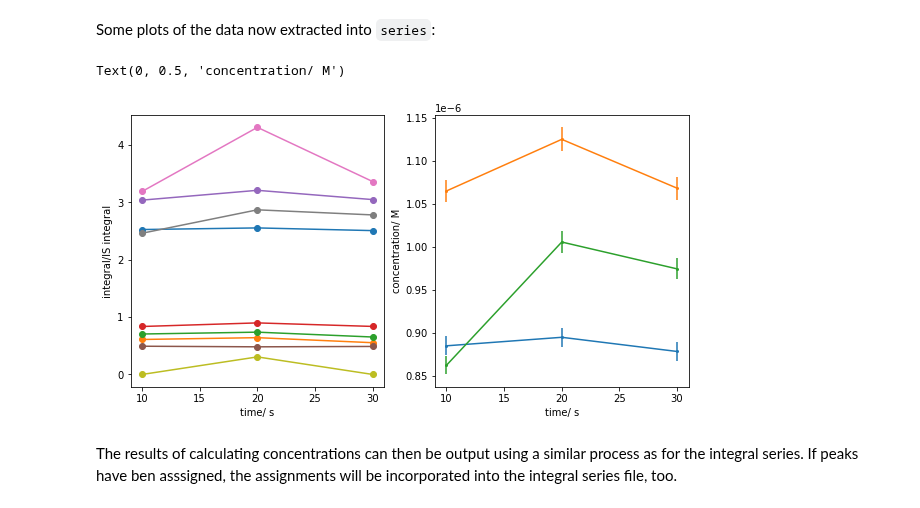
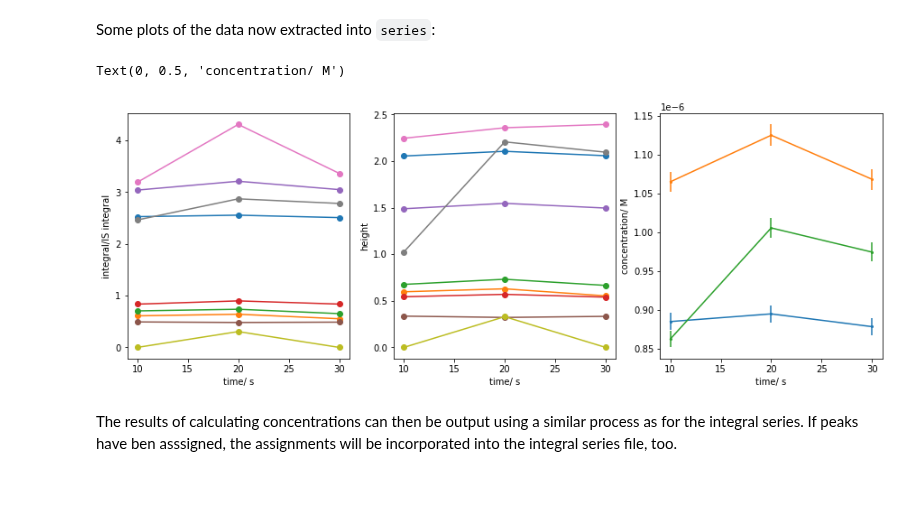
Before and after one commit to Will-Robin/ChromProcess, a Jupyter notebook: ChromProcess_Introduction_2.ipynb, the cells around one changed output. Cells and saved outputs as stored; diff of their text form; code cells hidden in the pictures.

```diff
--- a/ChromProcess_Introduction_2.ipynb
+++ b/ChromProcess_Introduction_2.ipynb
@@ -87,26 +88,30 @@ Some plots of the data now extracted into `series`:
 # %%
 import matplotlib.pyplot as plt
 
-conc_dict, err_dict, integral_dict = series.series_traces_as_dict()
+conc_dict, err_dict, integral_dict, height_dict = series.series_traces_as_dict()
 
-fig, ax = plt.subplots(ncols = 2, figsize = (10,5))
+fig, ax = plt.subplots(ncols = 3, figsize = (15,5))
 
 for i in integral_dict:
     ax[0].plot(series.series_values, integral_dict[i], '-o')
 
+for i in height_dict:
+    ax[1].plot(series.series_values, height_dict[i], '-o')
+
 for c in conc_dict:
-    ax[1].errorbar(series.series_values, conc_dict[c],
+    ax[2].errorbar(series.series_values, conc_dict[c],
                    yerr = err_dict[c], marker = 'o',
                    markersize = 2)
 
 for a in ax:
     a.set_xlabel(series.series_unit)
 
 ax[0].set_ylabel('integral/IS integral')
-ax[1].set_ylabel('concentration/ M')
+ax[1].set_ylabel('height')
+ax[2].set_ylabel('concentration/ M')
 # %% [output]
 Text(0, 0.5, 'concentration/ M')
-[figure, old version]
+[figure, new version]
 # %% [markdown]
 The results of calculating concentrations can then be output using a similar process as for the integral series. If peaks have ben asssigned, the assignments will be incorporated into the integral series file, too.
 # %%
```
Also changed, not shown: parts of 1 cell of this notebook, 7 other files.
